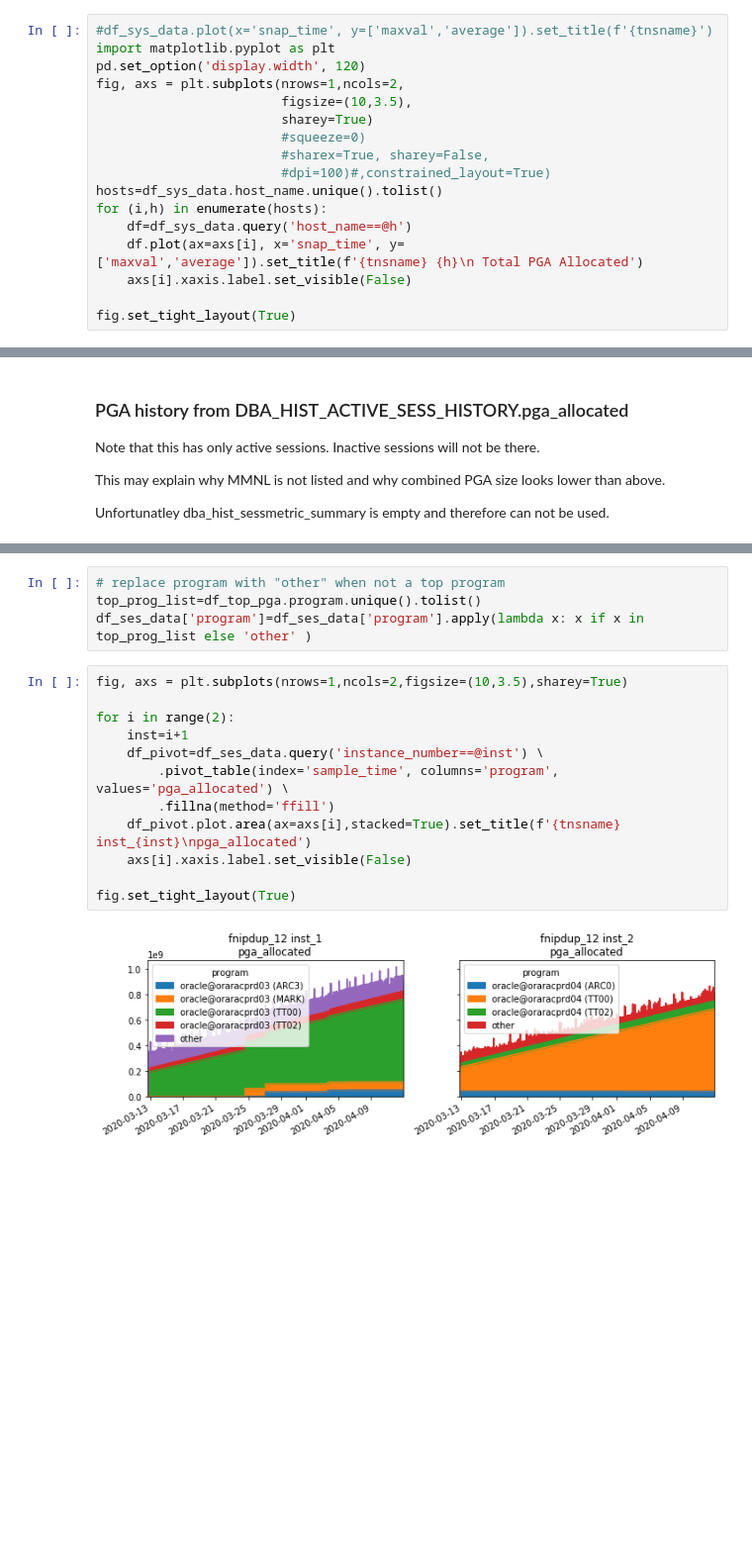
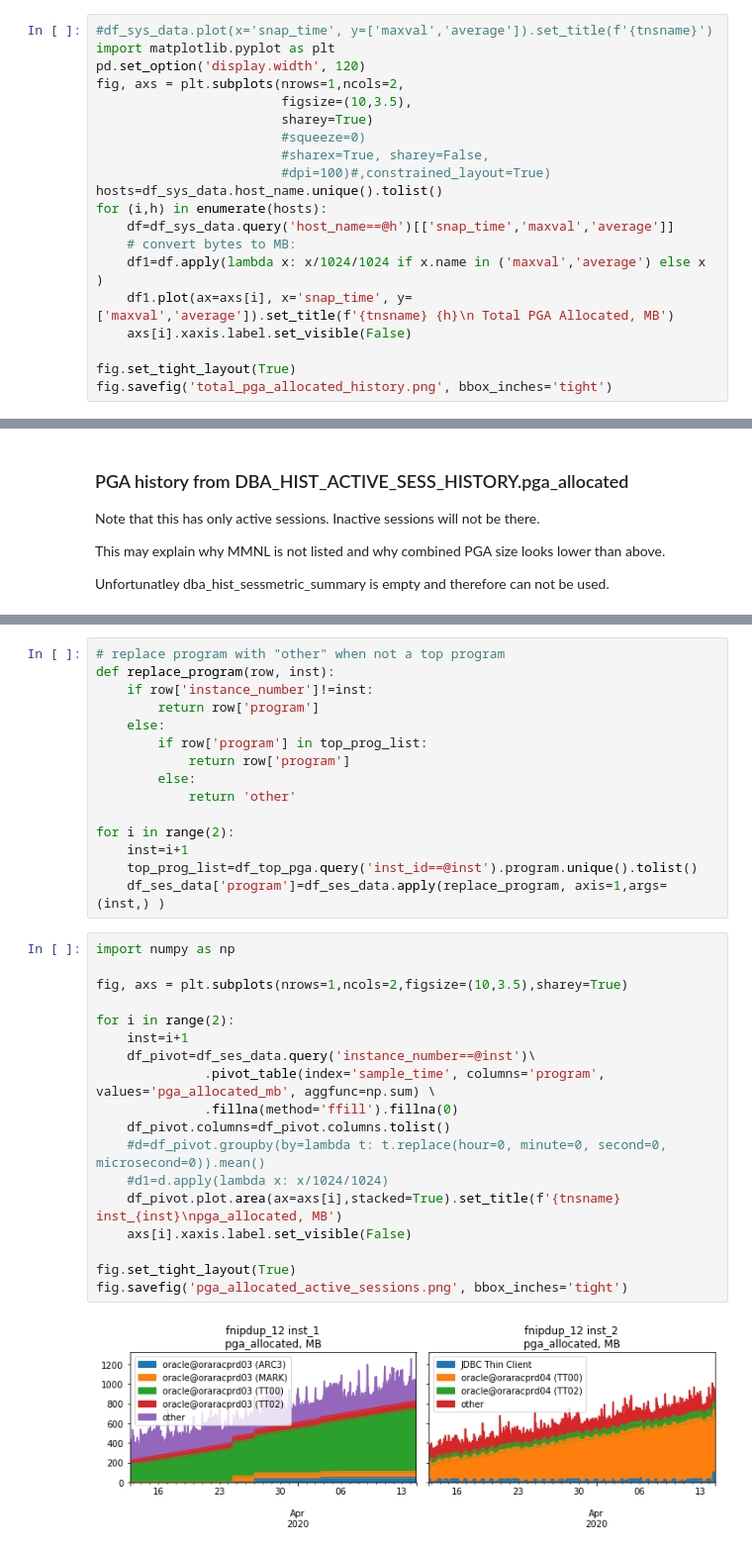
Before and after one commit to abalbekov/oracle-pga-memory-leak-analysis, a Jupyter notebook: 12.2_pga_memory_leak.ipynb, the cells around one changed output, grey strips where cells are left out. Shown at 99% size. Drawn from its saved outputs; the diff is of its cells as text; blank space fills up the shorter version.

Commit message:
refactored to group by hour in database and added savefig

```diff
--- a/12.2_pga_memory_leak.ipynb
+++ b/12.2_pga_memory_leak.ipynb
@@ -79,9 +79,12 @@ fig, axs = plt.subplots(nrows=1,ncols=2,
                         #dpi=100)#,constrained_layout=True)
 hosts=df_sys_data.host_name.unique().tolist()
 for (i,h) in enumerate(hosts):
-    df=df_sys_data.query('host_name==@h')
-    df.plot(ax=axs[i], x='snap_time', y=['maxval','average']).set_title(f'{tnsname} {h}\n Total PGA Allocated')
+    df=df_sys_data.query('host_name==@h')[['snap_time','maxval','average']]
+    # convert bytes to MB:
+    df1=df.apply(lambda x: x/1024/1024 if x.name in ('maxval','average') else x )
+    df1.plot(ax=axs[i], x='snap_time', y=['maxval','average']).set_title(f'{tnsname} {h}\n Total PGA Allocated, MB')
     axs[i].xaxis.label.set_visible(False)
 
 fig.set_tight_layout(True)
+fig.savefig('total_pga_allocated_history.png', bbox_inches='tight')
 # %% [output]
@@ -156,18 +162,35 @@ df_ses_data['sample_time']=pd.to_datetime(df_ses_data['sample_time'])
-# %%
-# replace program with "other" when not a top program
-top_prog_list=df_top_pga.program.unique().tolist()
-df_ses_data['program']=df_ses_data['program'].apply(lambda x: x if x in top_prog_list else 'other' )
+# %%
+# replace program with "other" when not a top program
+def replace_program(row, inst):
+    if row['instance_number']!=inst:
+        return row['program']
+    else:
+        if row['program'] in top_prog_list:
+            return row['program']
+        else:
+            return 'other'
+
+for i in range(2):
+    inst=i+1
+    top_prog_list=df_top_pga.query('inst_id==@inst').program.unique().tolist()
+    df_ses_data['program']=df_ses_data.apply(replace_program, axis=1,args=(inst,) )
 # %%
+import numpy as np
+
 fig, axs = plt.subplots(nrows=1,ncols=2,figsize=(10,3.5),sharey=True)
 
 for i in range(2):
     inst=i+1
-    df_pivot=df_ses_data.query('instance_number==@inst') \
-        .pivot_table(index='sample_time', columns='program', values='pga_allocated') \
-        .fillna(method='ffill')
-    df_pivot.plot.area(ax=axs[i],stacked=True).set_title(f'{tnsname} inst_{inst}\npga_allocated')
+    df_pivot=df_ses_data.query('instance_number==@inst')\
+              .pivot_table(index='sample_time', columns='program', values='pga_allocated_mb', aggfunc=np.sum) \
+              .fillna(method='ffill').fillna(0)
+    df_pivot.columns=df_pivot.columns.tolist()
+    #d=df_pivot.groupby(by=lambda t: t.replace(hour=0, minute=0, second=0, microsecond=0)).mean()
+    #d1=d.apply(lambda x: x/1024/1024)
+    df_pivot.plot.area(ax=axs[i],stacked=True).set_title(f'{tnsname} inst_{inst}\npga_allocated, MB')
     axs[i].xaxis.label.set_visible(False)
 
 fig.set_tight_layout(True)
+fig.savefig('pga_allocated_active_sessions.png', bbox_inches='tight')
 # %% [output]
-[figure, old version]
+[figure, new version]
```
Also changed, not shown: parts of 4 cells of this notebook.
